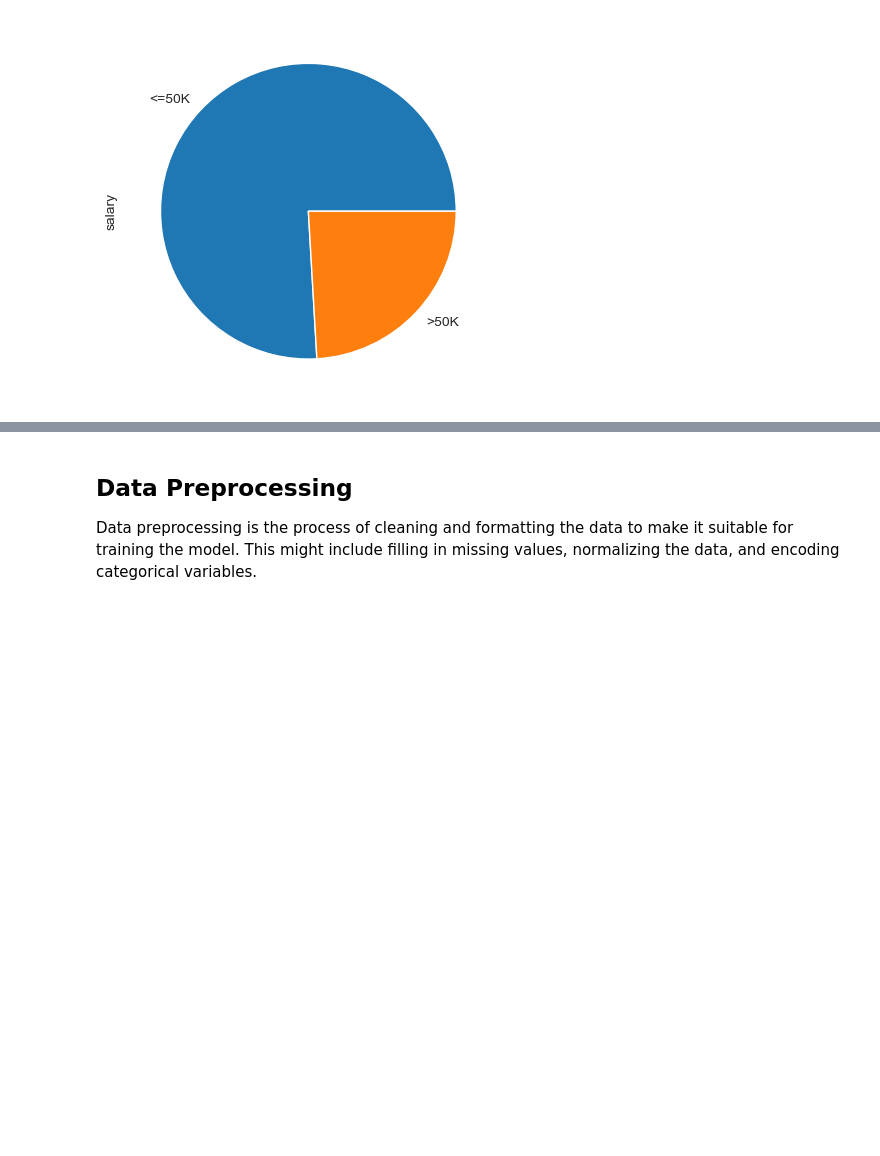
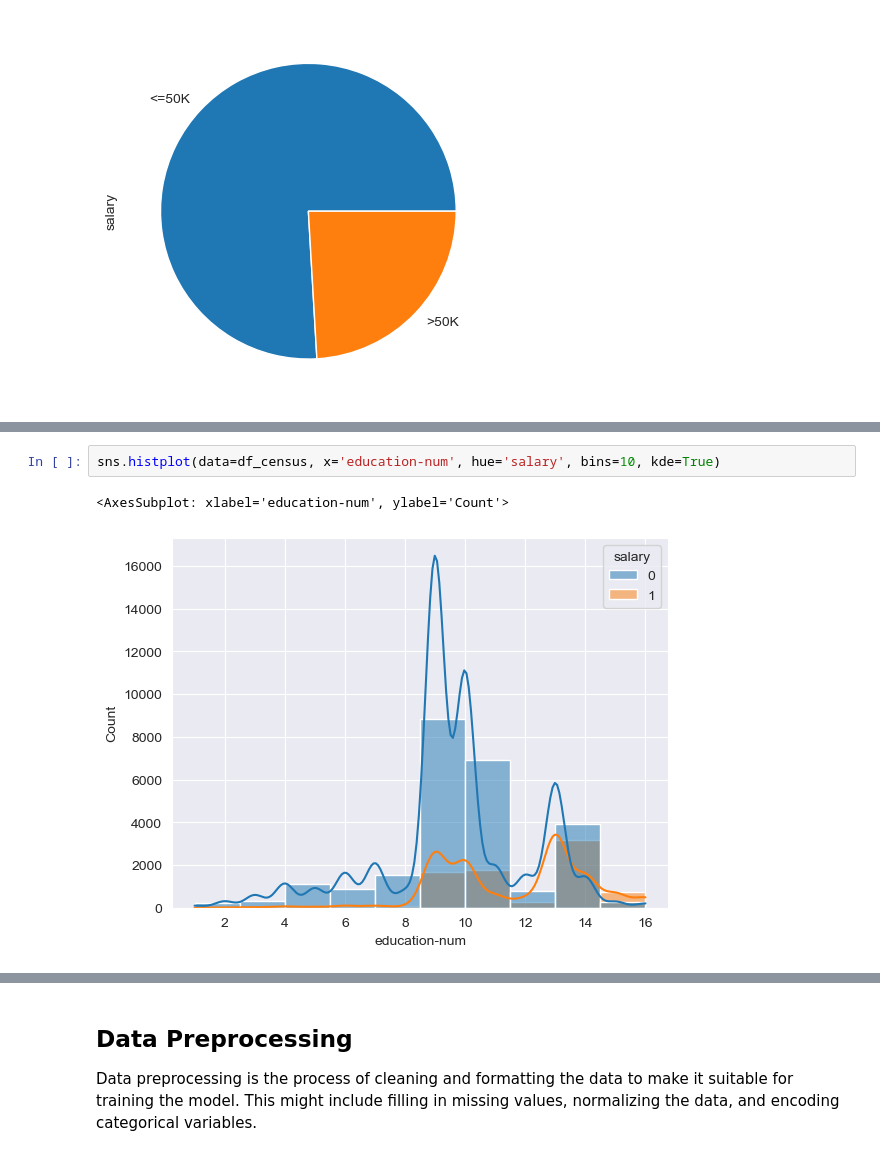
Before and after one commit to markusremplbauer/ai-census, a Jupyter notebook: ai-census.ipynb, the cells around one changed output, grey strips where cells are left out. Cells and saved outputs as stored; diff of their text form; blank space fills up the shorter version.

```diff
--- a/ai-census.ipynb
+++ b/ai-census.ipynb
@@ -278,0 +293,5 @@ df_census['salary'].value_counts().plot(kind='pie');
+# %%
+sns.histplot(data=df_census, x='education-num', hue='salary', bins=10, kde=True)
+# %% [output]
+<AxesSubplot: xlabel='education-num', ylabel='Count'>
+[figure, added]
```
Also changed, not shown: parts of 25 cells of this notebook.
